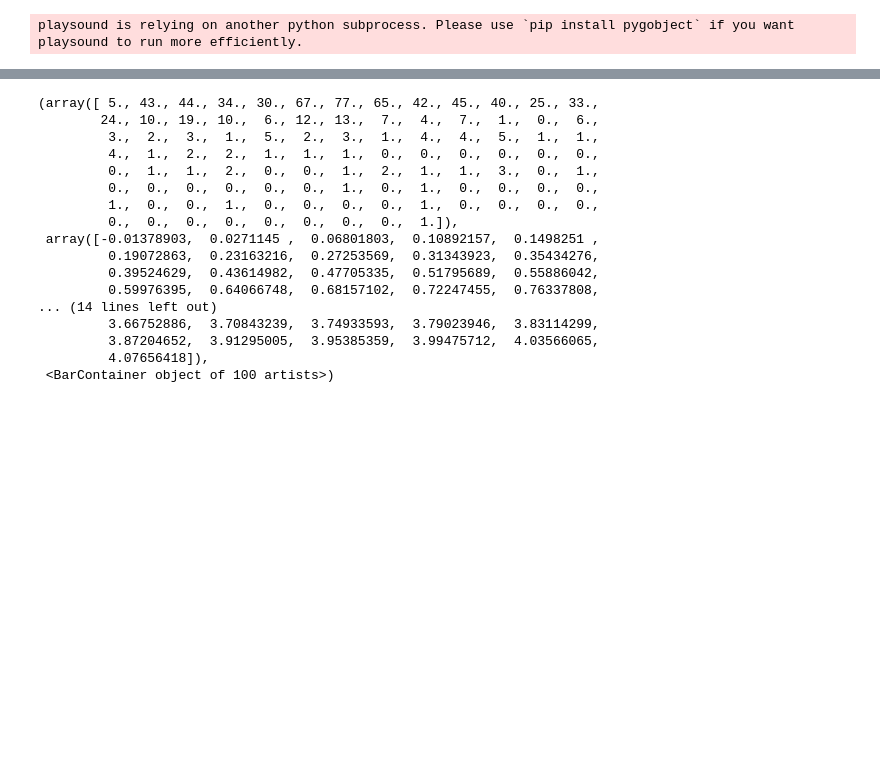
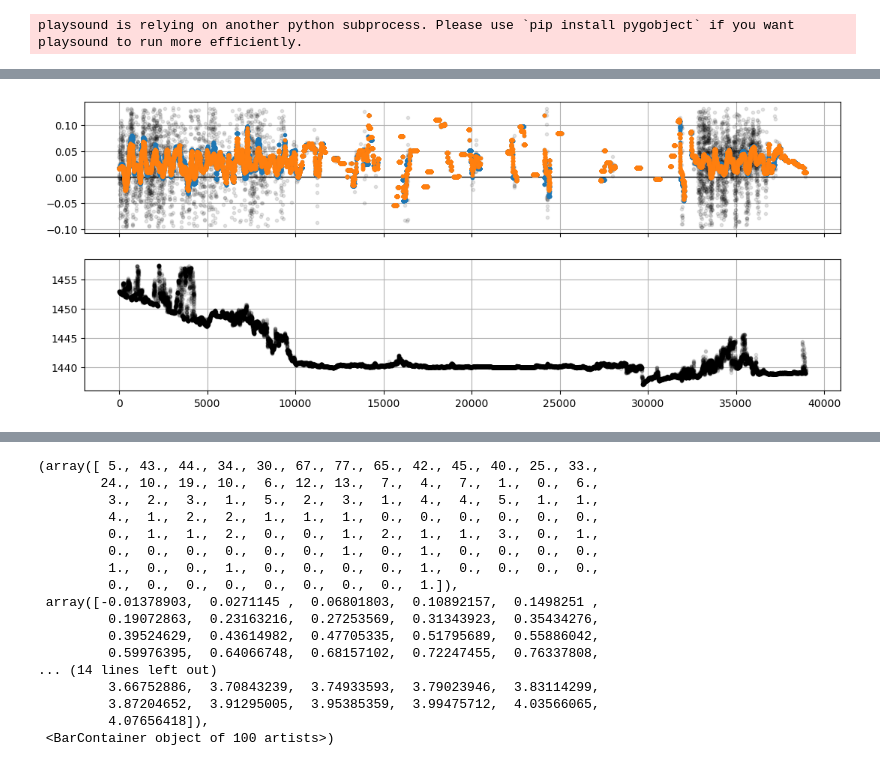
Before and after one commit to oyvfoss/pyiceproc, a Jupyter notebook: testing/development/Basic testing during development.ipynb, the cells around one changed output, grey strips where cells are left out. Cells and saved outputs as stored; diff of their text form; code cells hidden in the pictures; blank space fills up the shorter version.

```diff
--- a/testing/development/Basic testing during development.ipynb
+++ b/testing/development/Basic testing during development.ipynb
@@ -93,0 +181,33 @@ DX = sig_draft.calculate_draft(DX)
+# %%
+
+fig, ax = plt.subplots(2, 1, figsize = (13, 5), sharex = True)
+#ax.hist(np.nanmedian(surface_ow, axis = 1), 30, range = (-0.5, 0.5))
+
+ax[0].plot(surface_ow_med, '.k', alpha = 0.1)
+pl.hline(0, ax = ax[0])
+rs_days = 3
+
+plot_SD = False
+
+ax[0].plot(rs(surface_ow_med, 3*24*rs_days+1).median, '.', color = col.col('b'))
+
+if plot_SD:
+    ax[0].plot(rs(surface_ow_med, 3*24*rs_days+1).median + rs(surface_ow_med, 3*24*31+1).std,
+               '--', color = col.col('b'))
+    ax[0].plot(rs(surface_ow_med, 3*24*rs_days+1).median - rs(surface_ow_med, 3*24*31+1).std,
+               '--', color = col.col('b'))
+
+
+ax[0].plot(rs(surface_ow_med, 3*24*rs_days+1).mean, '.', color = col.col('o'))
+
+if plot_SD:
+    ax[0].plot(rs(surface_ow_med, 3*24*rs_days+1).mean - rs(surface_ow_med, 3*24*31+1).std,
+               '--', color = col.col('o'))
+    ax[0].plot(rs(surface_ow_med, 3*24*rs_days+1).mean + rs(surface_ow_med, 3*24*31+1).std,
+               '--', color = col.col('o'))
+ax[0].grid()
+
+ax[1].plot(DX.sound_speed_CTD, '.k', alpha = 0.1)
+ax[1].grid()
+# %% [output]
+[figure, added]
```
Also changed, not shown: parts of 53 cells of this notebook, 4 other files.
